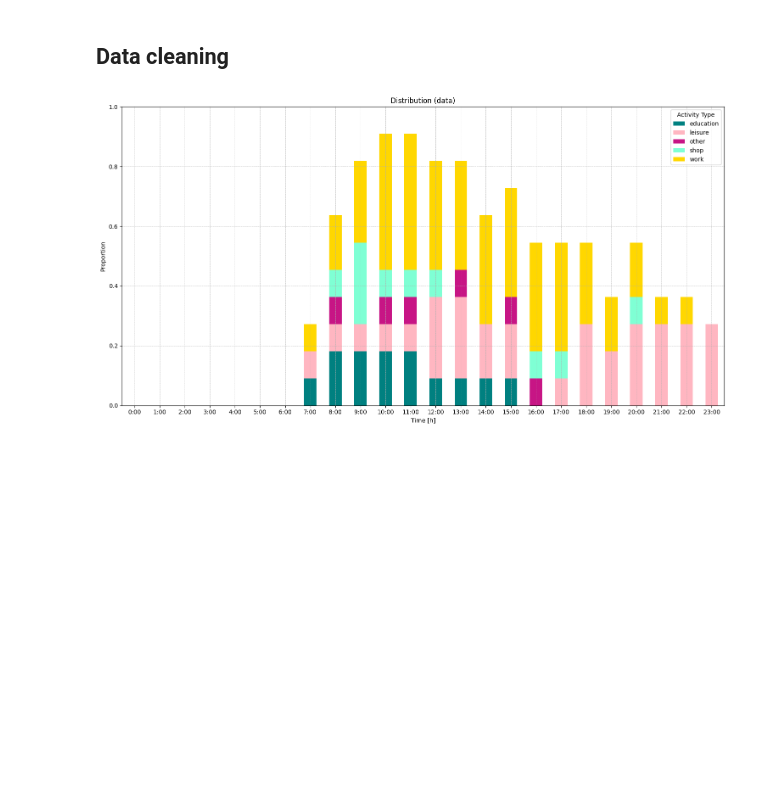
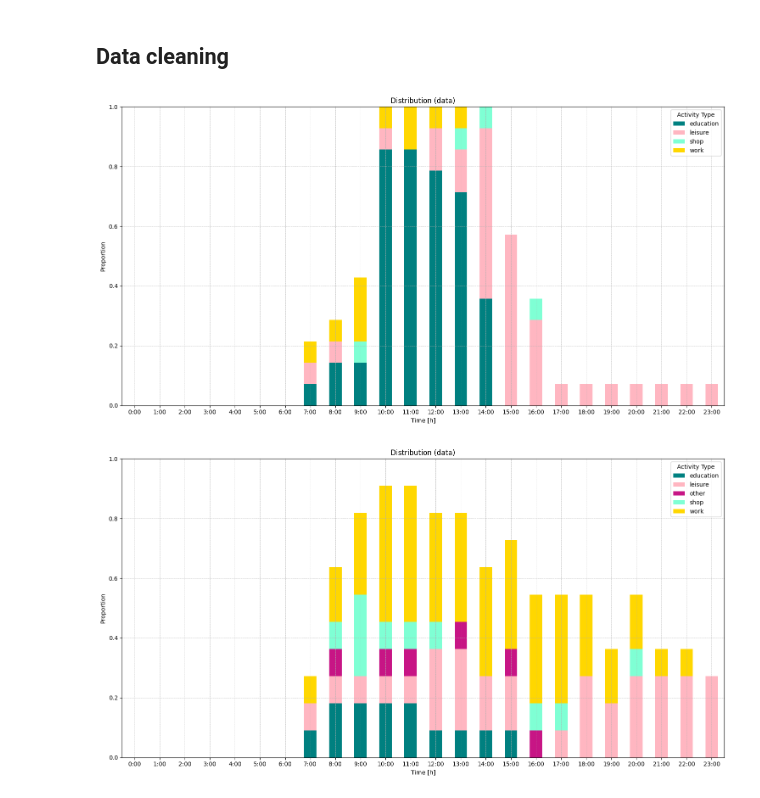
Before and after one commit to phellich/scheduling, a Jupyter notebook: postprocessing.ipynb, the cells around one changed output. Cells and saved outputs as stored; diff of their text form; code cells hidden in the pictures; blank space fills up the shorter version.

```diff
--- a/postprocessing.ipynb
+++ b/postprocessing.ipynb
@@ -240,8 +240,8 @@ def process_schedules_json(df):
 # %%
 def get_hours_list(row):
     ''' Function to create list of hours covered by the activity '''
-    start_hour = row['start_time'].hour
-    end_hour = row['end_time'].hour + (1 if row['end_time'].minute > 0 else 0)  # adjust if minutes > 0
+    start_hour = row['start_datetime'].hour
+    end_hour = row['end_datetime'].hour + (1 if row['end_datetime'].minute > 0 else 0)  # adjust if minutes > 0
     return list(range(start_hour, end_hour))
 # %% [markdown]
 ## Data cleaning
@@ -276,21 +281,24 @@ orig_sched_samp_filt.loc[:, 'end_time'] = pd.to_datetime(
 # orig_sched_samp_filt.head()
 # %%
-def construct_observed_ToD_activity_frequency(orig_sched_samp_filt):
+def construct_observed_ToD_activity_frequency(df, col_name):
+    if col_name == 'group':
+        df = df[df[col_name] != 'home']
+
 
     # Apply the function and create a new 'hours' column
     pd.options.mode.chained_assignment = None  # default='warn'
-    orig_sched_samp_filt.loc[:, 'hours'] = orig_sched_samp_filt.apply(get_hours_list, axis=1)
+    df.loc[:, 'hours'] = df.apply(get_hours_list, axis=1)
 
     # Explode 'hours' so each hour is a separate row
-    df_hours_exploded = orig_sched_samp_filt.explode('hours')
+    df_hours_exploded = df.explode('hours')
 
     # Count occurrences
-    hour_activity_count = df_hours_exploded.groupby(['hours', 'type']).size().unstack(fill_value=0)
+    hour_activity_count = df_hours_exploded.groupby(['hours', col_name]).size().unstack(fill_value=0)
     all_hours = pd.Index(range(24), name='hours')
     hour_activity_count = hour_activity_count.reindex(all_hours, fill_value=0)
 
     # Calculate proportions
-    total_people = orig_sched_samp_filt['id'].nunique()
+    total_people = df['id'].nunique()
     hour_activity_proportion = hour_activity_count.div(total_people)
 
     return hour_activity_proportion
@@ -298,8 +306,11 @@ def construct_observed_ToD_activity_frequency(orig_sched_samp_filt):
 def plot_observed_ToD_activity_frequency(df):
     fig, ax = plt.subplots(figsize=(15, 8))
 
+    # Construire une liste de couleurs basée sur les colonnes actuelles du DataFrame
+    column_colors = [color_palette.get(activity, 'gray') for activity in df.columns]
+
     # Create a stacked bar chart
-    df.plot(kind='bar', stacked=True, ax=ax, color=[color_palette[activity] for activity in hour_activity_proportion.columns])
+    df.plot(kind='bar', stacked=True, ax=ax, color=column_colors)
 
     ax.set_title('Distribution (data)')
     ax.set_xlabel('Time [h]')
@@ -311,4 +322,20 @@ def plot_observed_ToD_activity_frequency(df):
     ax.set_ylim(0, 1)
     plt.tight_layout()
     plt.show()
+# %%
+results_clean.loc[:, 'start_datetime'] = pd.to_datetime(
+    results_clean['start'],
+    errors='coerce',
+    format='%H:%M:%S'
+).fillna(pd.Timestamp('1900-01-01 00:00:00'))
+results_clean.loc[:, 'end_datetime'] = pd.to_datetime(
+    results_clean['end_time'],
+    errors='coerce',
+    format='%H:%M:%S'
+).fillna(pd.Timestamp('1900-01-01 23:59:00'))
+
+hour_activity_proportion_2 =construct_observed_ToD_activity_frequency(results_clean, 'group')
+plot_observed_ToD_activity_frequency(hour_activity_proportion_2)
+# %% [output]
+[figure, added]
 # %%
```
Also changed, not shown: parts of 9 cells of this notebook.
